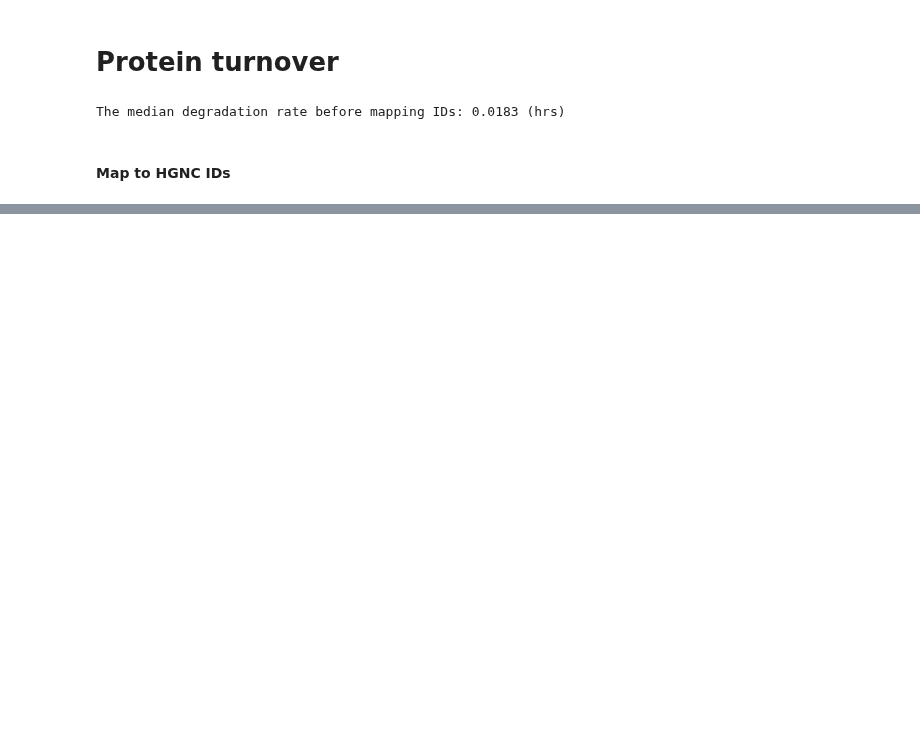
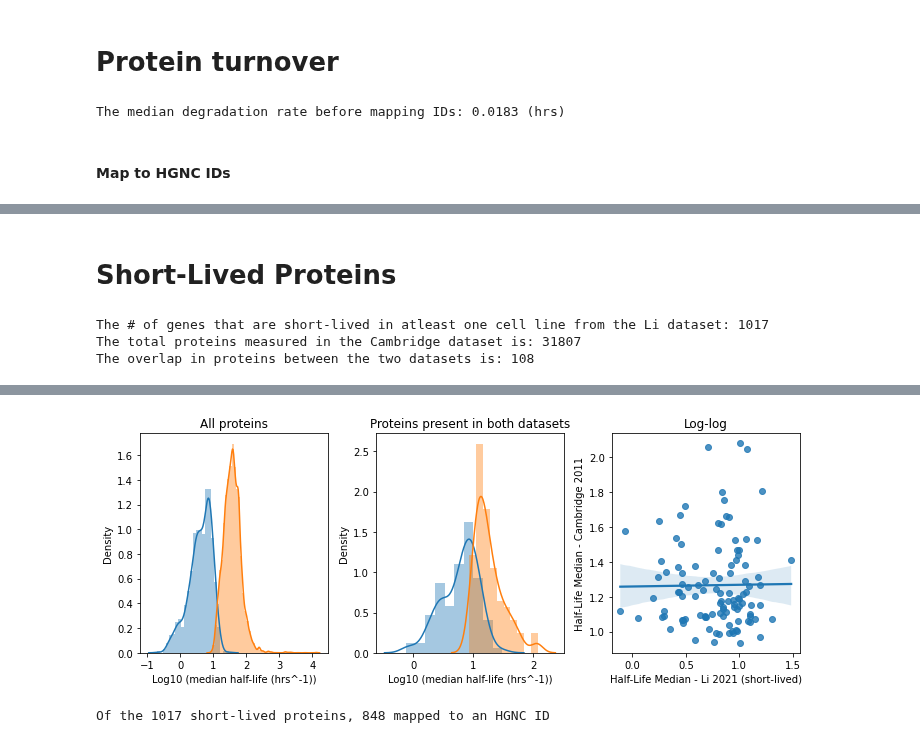
Before and after one commit to hmbaghdassarian/human_me, a Jupyter notebook: notebooks/preanalyses/protein_turnover.ipynb, the cells around one changed output, grey strips where cells are left out. Cells and saved outputs as stored; diff of their text form; code cells hidden in the pictures; blank space fills up the shorter version.

Commit message:
add Li 2021 short-lived protein turnover rates

```diff
--- a/notebooks/preanalyses/protein_turnover.ipynb
+++ b/notebooks/preanalyses/protein_turnover.ipynb
@@ -132,0 +143,2 @@ ap.to_csv(build_files_path + 'protein_turnover.csv')
+# %% [markdown]
+# Short-Lived Proteins
@@ -132,0 +183,38 @@ ap.to_csv(build_files_path + 'protein_turnover.csv')
+# %%
+print('The # of genes that are short-lived in atleast one cell line from the Li dataset: {}'.format(len(slp_ids)))
+
+print('The total proteins measured in the \
+Cambridge dataset is: {}'.format(len(ap.UNIPROT_ID.unique())))
+
+overlap_ids = list(set(ap.UNIPROT_ID).intersection(slp_ids))
+print('The overlap in proteins between the two datasets is: {}'.format(len(overlap_ids)))
+# %% [output]
+The # of genes that are short-lived in atleast one cell line from the Li dataset: 1017
+The total proteins measured in the Cambridge dataset is: 31807
+The overlap in proteins between the two datasets is: 108
+# %%
+fig, ax = plt.subplots(figsize = (10,4), ncols = 3)
+
+g1a = sns.distplot(np.log10(slp_hl.Median), ax = ax[0])
+g1b = sns.distplot(np.log10(ap.groupby(ap.UNIPROT_ID).median()['half-life t1/2 in h']), ax = ax[0])
+ax[0].set_title('All proteins')
+
+vdf1 = slp_hl.loc[overlap_ids]
+vdf2 = ap[ap.UNIPROT_ID.isin(overlap_ids)]
+g2a = sns.distplot(np.log10(vdf1.Median), ax = ax[1])
+g2b = sns.distplot(np.log10(vdf2.groupby(vdf2.UNIPROT_ID).median()['half-life t1/2 in h']), ax = ax[1])
+ax[1].set_title('Proteins present in both datasets')
+
+
+for i in range(2):
+    ax[i].set_xlabel('Log10 (median half-life (hrs^-1))')
+
+
+vdf1['Median2'] = vdf2.groupby(vdf2.UNIPROT_ID).median().loc[vdf1.index]['half-life t1/2 in h'].tolist()
+g3 = sns.regplot(np.log10(vdf1['Median']), y = np.log10(vdf1['Median2']), ax = ax[2])
+ax[2].set_xlabel('Half-Life Median - Li 2021 (short-lived)')
+ax[2].set_ylabel('Half-Life Median - Cambridge 2011')
+ax[2].set_title('Log-log')
+
+fig.tight_layout()
+# %% [output]
@@ -132,0 +226,18 @@ ap.to_csv(build_files_path + 'protein_turnover.csv')
+[figure, added]
+# %%
+# map the hgncs
+mapper = ap[ap.UNIPROT_ID.isin(overlap_ids)]
+mapper = dict(zip(mapper.UNIPROT_ID, mapper.HGNC_ID))
+
+slp_ids = list(set(slp_ids).difference(mapper.keys()))
+psim_me = pd.read_hdf('/data2/hratch/human_me/temp_psim.h5', key = 'n_exons') # ok to use final psim also
+m2 = psim_me[psim_me.UNIPROT_ID.isin(slp_ids)]
+m2 = dict(zip(m2.UNIPROT_ID, m2.HGNC_ID))
+for k,v in m2.items():
+    mapper[k] = v
+mapper = {k: v for k,v in mapper.items() if v != float('nan')}
+
+print('Of the {} short-lived proteins, {} mapped to an \
+HGNC ID'.format(slp_hl.shape[0], len(mapper)))
+# %% [output]
+Of the 1017 short-lived proteins, 848 mapped to an HGNC ID
```
Also changed, not shown: parts of 7 cells of this notebook, 9 other files.
